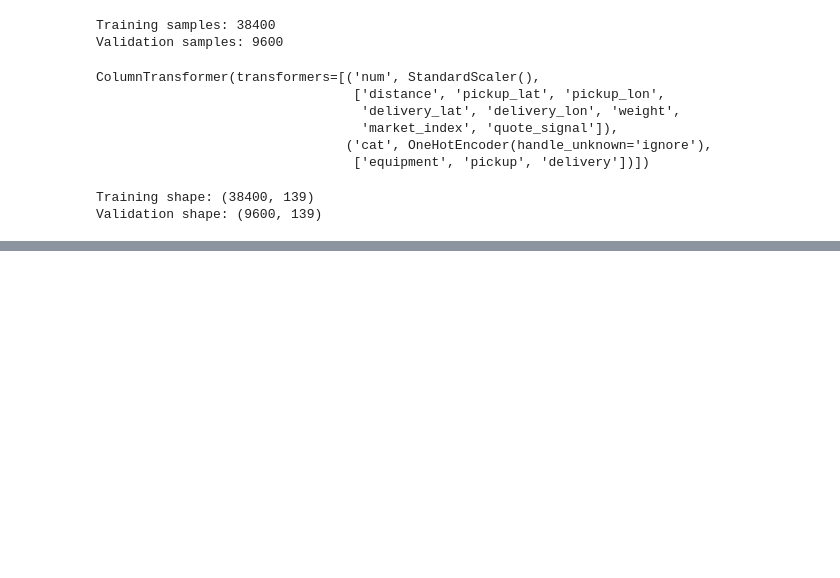
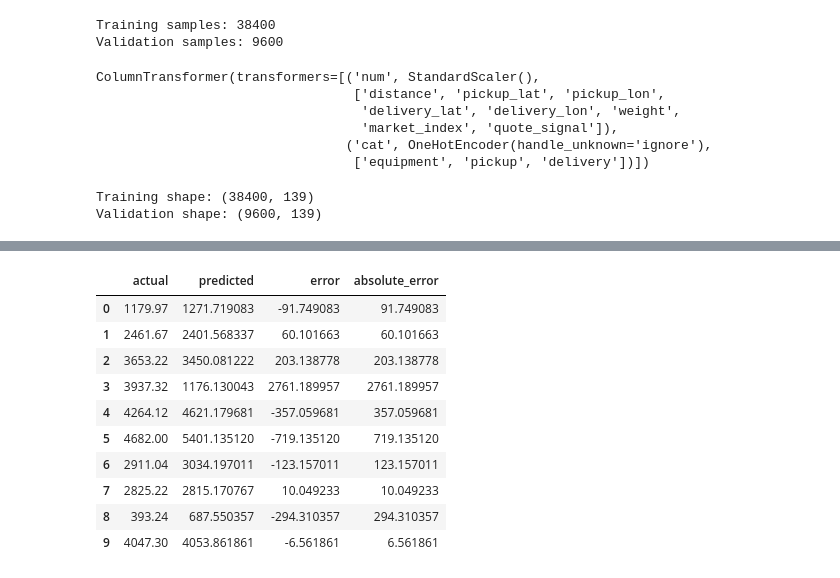
Before and after one commit to shanecoutinho/spotter-freight-rate, a Jupyter notebook: notebooks/01_exploratory_data_analysis.ipynb, the cells around one changed output, grey strips where cells are left out. Saved outputs shown, nothing was run; the diff lists cells and outputs as text; code cells hidden in the pictures; blank space fills up the shorter version.

```diff
--- a/notebooks/01_exploratory_data_analysis.ipynb
+++ b/notebooks/01_exploratory_data_analysis.ipynb
@@ -1107,0 +1150,22 @@ Validation shape: (9600, 139)
+# %%
+comparison = pd.DataFrame({
+    "actual": y_val.values,
+    "predicted": y_val_pred
+})
+
+comparison["error"] = comparison["actual"] - comparison["predicted"]
+comparison["absolute_error"] = comparison["error"].abs()
+
+comparison.head(10)
+# %% [output]
+|  | actual | predicted | error | absolute_error |
+| 0 | 1179.97 | 1271.719083 | -91.749083 | 91.749083 |
+| 1 | 2461.67 | 2401.568337 | 60.101663 | 60.101663 |
+| 2 | 3653.22 | 3450.081222 | 203.138778 | 203.138778 |
+| 3 | 3937.32 | 1176.130043 | 2761.189957 | 2761.189957 |
+| 4 | 4264.12 | 4621.179681 | -357.059681 | 357.059681 |
+| 5 | 4682.00 | 5401.135120 | -719.135120 | 719.135120 |
+| 6 | 2911.04 | 3034.197011 | -123.157011 | 123.157011 |
+| 7 | 2825.22 | 2815.170767 | 10.049233 | 10.049233 |
+| 8 | 393.24 | 687.550357 | -294.310357 | 294.310357 |
+| 9 | 4047.30 | 4053.861861 | -6.561861 | 6.561861 |
```
Also changed, not shown: parts of 9 cells of this notebook.
